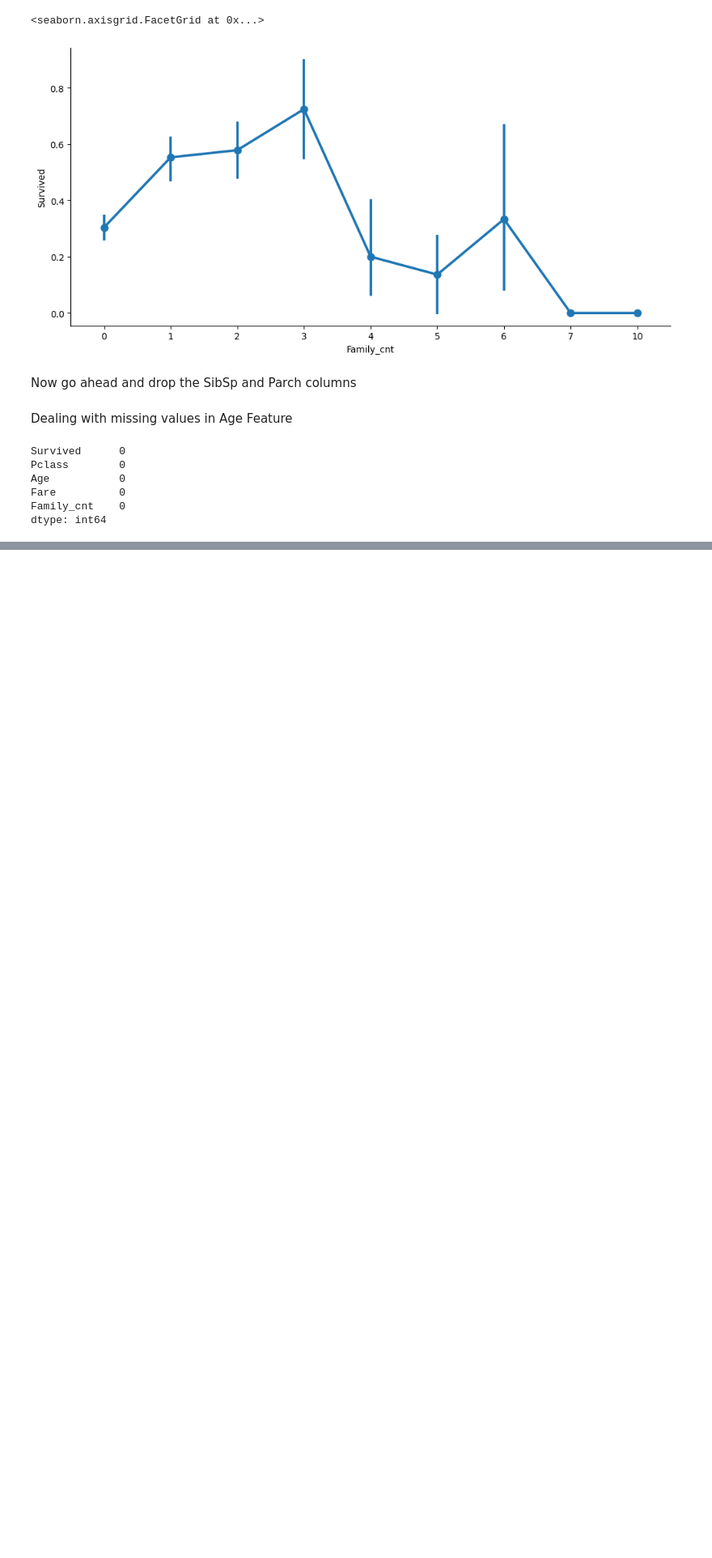
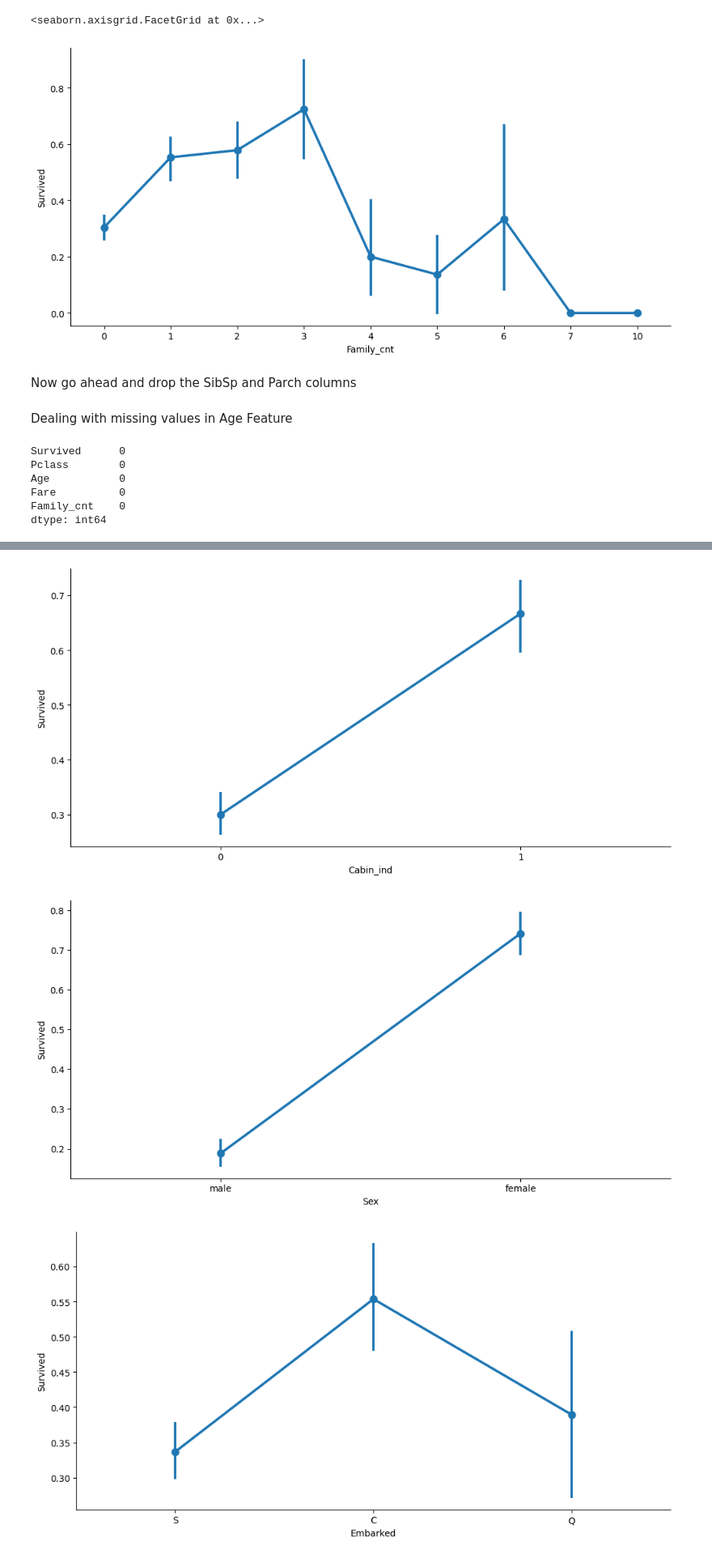
Before and after one commit to ABIGAILDEBBY/titanic-survival, a Jupyter notebook: titanic.ipynb, the cells around one changed output, grey strips where cells are left out. Shown: that part at 81% size. Drawn from its saved outputs; the diff is of its cells as text; code cells hidden in the pictures; blank space fills up the shorter version.

Commit message:
Exploring categorical fields on datasets and visualizations

```diff
--- a/titanic.ipynb
+++ b/titanic.ipynb
@@ -147,3 +147,8 @@ Age           0
 Fare          0
 Family_cnt    0
 dtype: int64
+# %%
+cont_features = ['PassengerId','Pclass','Name','Age','SibSp','Parch','Fare']
+data = pd.read_csv("csv_files/train.csv")
+data.drop(cont_features, axis=1, inplace=True)
+data.head()
@@ -158,0 +184,3 @@ data.head()
+# %%
+data['Cabin_ind'] = np.where(data['Cabin'].isnull(), 0, 1)
+data.head()
@@ -158,0 +196,7 @@ data.head()
+# %%
+for i, col in enumerate(['Cabin_ind', 'Sex','Embarked']):
+    sns.catplot(x=col, y='Survived', data=data, kind='point', aspect=2,)
+# %% [output]
+[figure, added]
+[figure, added]
+[figure, added]
```
Also changed, not shown: parts of 6 cells of this notebook.
